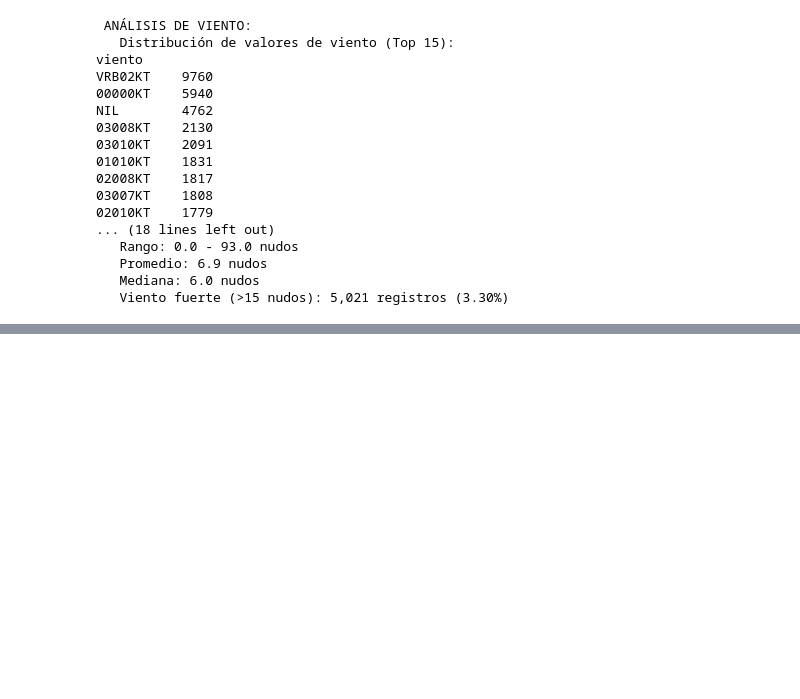
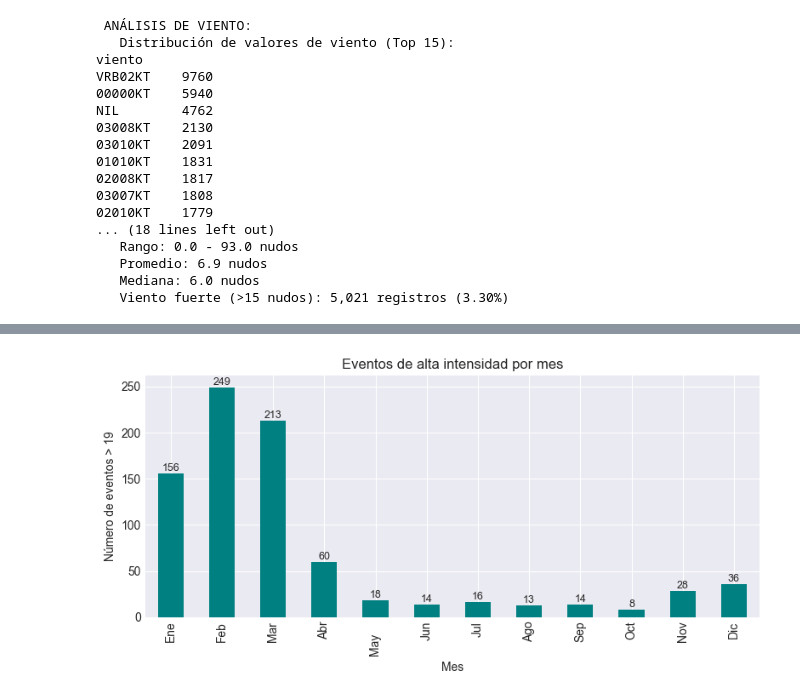
Before and after one commit to OmarLAlbarracinM/Prediccion-Cizalladura-SKBQ, a Jupyter notebook: docs/notebooks/01_exploracion.ipynb, the cells around one changed output, grey strips where cells are left out. Saved outputs shown, nothing was run; the diff lists cells and outputs as text; code cells hidden in the pictures; blank space fills up the shorter version.

Commit message:
Exploracion variable de viento intensidad

```diff
--- a/docs/notebooks/01_exploracion.ipynb
+++ b/docs/notebooks/01_exploracion.ipynb
@@ -877,3 +877,8 @@ NIL        4762
    Promedio: 6.9 nudos
    Mediana: 6.0 nudos
    Viento fuerte (>15 nudos): 5,021 registros (3.30%)
+# %%
+# Mostrar las primeras 10 observaciones con velocidad de viento > 20 nudos
+df_alta_intensidad_viento = df_analisis.loc[df_analisis['velocidad_viento'] > 19, ['velocidad_viento', 'FECHA_HORA_REPORTE']]
+print("\n Cantidad de observaciones con velocidad de viento > 20 nudos:")
+print(f"   Total: {len(df_alta_intensidad_viento):,} registros")
@@ -879,0 +888,88 @@ NIL        4762
+# %%
+# --- 2) Extraer hora y día
+df_alta_intensidad_viento['hour'] = df_alta_intensidad_viento['FECHA_HORA_REPORTE'].dt.hour
+df_alta_intensidad_viento['weekday'] = df_alta_intensidad_viento['FECHA_HORA_REPORTE'].dt.dayofweek  # 0=Lun ... 6=Dom
+map_week = {0:'Lun',1:'Mar',2:'Mié',3:'Jue',4:'Vie',5:'Sáb',6:'Dom'}
+df_alta_intensidad_viento['weekday_name'] = df_alta_intensidad_viento['weekday'].map(map_week)
+df_alta_intensidad_viento['year'] = df_alta_intensidad_viento['FECHA_HORA_REPORTE'].dt.year
+df_alta_intensidad_viento['month'] = df_alta_intensidad_viento['FECHA_HORA_REPORTE'].dt.month
+
+# Conteo por mes
+monthly_counts = df_alta_intensidad_viento['month'].value_counts().sort_index()
+plt.figure(figsize=(8,4))
+ax = monthly_counts.plot(kind='bar', color='teal')
+ax.set_xlabel('Mes')
+ax.set_ylabel('Número de eventos > 19')
+ax.set_title('Eventos de alta intensidad por mes')
+ax.set_xticklabels(['Ene', 'Feb', 'Mar', 'Abr', 'May    ', 'Jun', 'Jul', 'Ago', 'Sep', 'Oct', 'Nov', 'Dic'])
+for p in ax.patches:
+    ax.annotate(f'{int(p.get_height())}',
+                (p.get_x() + p.get_width()/2, p.get_height()),
+                ha='center', va='bottom', fontsize=9)
+plt.tight_layout()
+plt.show()
+
+# Conteo por año
+yearly_counts = df_alta_intensidad_viento['year'].value_counts().sort_index()
+plt.figure(figsize=(8,4))
+ax = yearly_counts.plot(kind='bar', color='mediumpurple')
+ax.set_xlabel('Año')
+ax.set_ylabel('Número de eventos > 19')
+ax.set_title('Eventos de alta intensidad por año')
+for p in ax.patches:
+    ax.annotate(f'{int(p.get_height())}',
+                (p.get_x() + p.get_width()/2, p.get_height()),
+                ha='center', va='bottom', fontsize=9)
+plt.tight_layout()
+plt.show()
+
+# --- 3) Conteo por hora (0-23)
+hourly_counts = df_alta_intensidad_viento.groupby('hour').size().reindex(range(24), fill_value=0)
+hourly_pct = hourly_counts / hourly_counts.sum() * 100
+
+plt.figure(figsize=(12,4))
+ax = hourly_counts.plot(kind='bar', rot=0)
+ax.set_xlabel('Hora del día (0-23)')
+ax.set_ylabel('Número de eventos > 19')
+ax.set_title('Eventos de alta intensidad por hora del día')
+for p, pct in zip(ax.patches, hourly_pct):
+    ax.annotate(f'{int(p.get_height())}\n({pct:.1f}%)',
+                (p.get_x() + p.get_width()/2, p.get_height()),
+                ha='center', va='bottom', fontsize=8, rotation=0)
+plt.tight_layout()
+plt.show()
+
+# --- 4) Agrupar en franjas horarias (ej. franjas de 3 horas)
+bins = list(range(0,25,3))  # [0,3,6,...,24]
+labels = [f'{i:02d}-{i+3:02d}' for i in bins[:-1]]
+df_alta_intensidad_viento['franja_3h'] = pd.cut(df_alta_intensidad_viento['hour'], bins=bins, right=False, labels=labels)
+franja_counts = df_alta_intensidad_viento['franja_3h'].value_counts().sort_index()
+franja_pct = franja_counts / franja_counts.sum() * 100
+
+plt.figure(figsize=(8,4))
+ax = franja_counts.plot(kind='bar')
+ax.set_xlabel('Franja horaria (3h)')
+ax.set_ylabel('Eventos > 19')
+ax.set_title('Eventos de alta intensidad por franja de 3 horas')
+for p, pct in zip(ax.patches, franja_pct):
+    ax.annotate(f'{int(p.get_height())}\n({pct:.1f}%)',
+                (p.get_x() + p.get_width()/2, p.get_height()),
+                ha='center', va='bottom', fontsize=9)
+plt.tight_layout()
+plt.show()
+
+# --- 5) Heatmap: día de la semana vs hora (conteos) — útil para ver patrones recurrentes
+pivot = df_alta_intensidad_viento.pivot_table(index='weekday_name', columns='hour',
+                             values='velocidad_viento', aggfunc='count', fill_value=0)
+# Reindexar filas a orden Mon-Sun
+pivot = pivot.reindex(['Lun','Mar','Mié','Jue','Vie','Sáb','Dom'])
+
+plt.figure(figsize=(14,4))
+sns.heatmap(pivot, annot=True, fmt='d', linewidths=.5, cbar_kws={'label': 'Eventos > 19'})
+plt.xlabel('Hora del día')
+plt.ylabel('Día de la semana')
+plt.title('Conteo de eventos >19 por día de la semana y hora')
+plt.tight_layout()
+plt.show()
+# %% [output]
+[figure, added]
```
Also changed, not shown: parts of 3 cells of this notebook.
